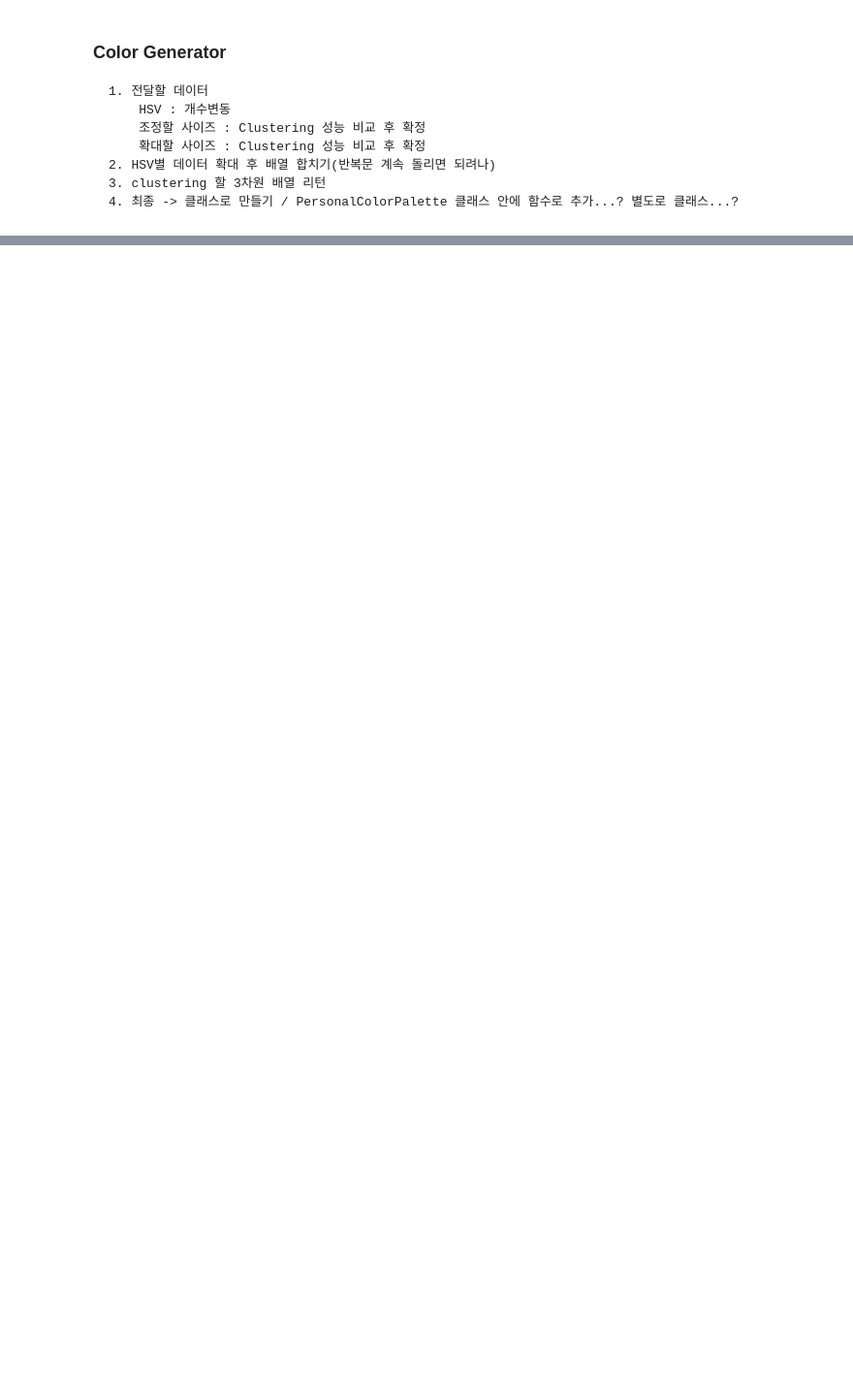
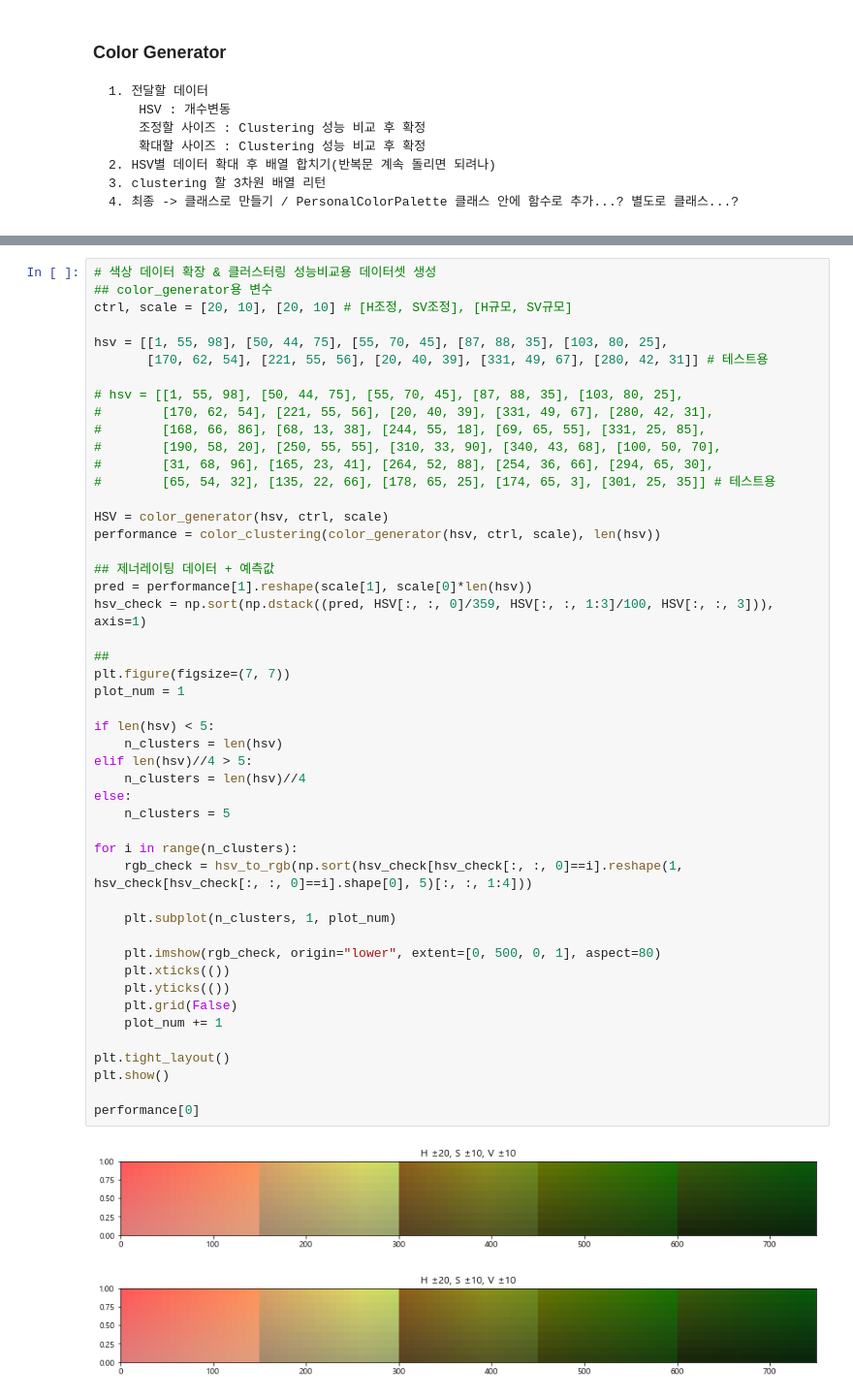
Before and after one commit to slmteruto/CAI, a Jupyter notebook: jay/musinsa_analysis/Main_product_color_extraction.ipynb, the cells around one changed output, grey strips where cells are left out. Shown at 97% size. Cells and saved outputs as stored; diff of their text form; blank space fills up the shorter version.

Commit message:
Clustering Algorithm 성능 비교 및 Algorithm 선정

```diff
--- a/jay/musinsa_analysis/Main_product_color_extraction.ipynb
+++ b/jay/musinsa_analysis/Main_product_color_extraction.ipynb
@@ -224,0 +303,51 @@ def color_generator(hsv_list, ctrl, scale):
+# %%
+# 색상 데이터 확장 & 클러스터링 성능비교용 데이터셋 생성
+## color_generator용 변수
+ctrl, scale = [20, 10], [20, 10] # [H조정, SV조정], [H규모, SV규모]
+
+hsv = [[1, 55, 98], [50, 44, 75], [55, 70, 45], [87, 88, 35], [103, 80, 25],
+       [170, 62, 54], [221, 55, 56], [20, 40, 39], [331, 49, 67], [280, 42, 31]] # 테스트용
+
+# hsv = [[1, 55, 98], [50, 44, 75], [55, 70, 45], [87, 88, 35], [103, 80, 25],
+#        [170, 62, 54], [221, 55, 56], [20, 40, 39], [331, 49, 67], [280, 42, 31],
+#        [168, 66, 86], [68, 13, 38], [244, 55, 18], [69, 65, 55], [331, 25, 85],
+#        [190, 58, 20], [250, 55, 55], [310, 33, 90], [340, 43, 68], [100, 50, 70],
+#        [31, 68, 96], [165, 23, 41], [264, 52, 88], [254, 36, 66], [294, 65, 30],
+#        [65, 54, 32], [135, 22, 66], [178, 65, 25], [174, 65, 3], [301, 25, 35]] # 테스트용
+
+HSV = color_generator(hsv, ctrl, scale)
+performance = color_clustering(color_generator(hsv, ctrl, scale), len(hsv))
+
+## 제너레이팅 데이터 + 예측값
+pred = performance[1].reshape(scale[1], scale[0]*len(hsv))
+hsv_check = np.sort(np.dstack((pred, HSV[:, :, 0]/359, HSV[:, :, 1:3]/100, HSV[:, :, 3])), axis=1)
+
+##
+plt.figure(figsize=(7, 7))
+plot_num = 1
+
+if len(hsv) < 5:
+    n_clusters = len(hsv)
+elif len(hsv)//4 > 5:
+    n_clusters = len(hsv)//4
+else:
+    n_clusters = 5
+
+for i in range(n_clusters):
+    rgb_check = hsv_to_rgb(np.sort(hsv_check[hsv_check[:, :, 0]==i].reshape(1, hsv_check[hsv_check[:, :, 0]==i].shape[0], 5)[:, :, 1:4]))
+
+    plt.subplot(n_clusters, 1, plot_num)
+
+    plt.imshow(rgb_check, origin="lower", extent=[0, 500, 0, 1], aspect=80)
+    plt.xticks(())
+    plt.yticks(())
+    plt.grid(False)
+    plot_num += 1
+
+plt.tight_layout()
+plt.show()
+
+performance[0]
+# %% [output]
+[figure, added]
+[figure, added]
```
Also changed, not shown: parts of 25 cells of this notebook.
